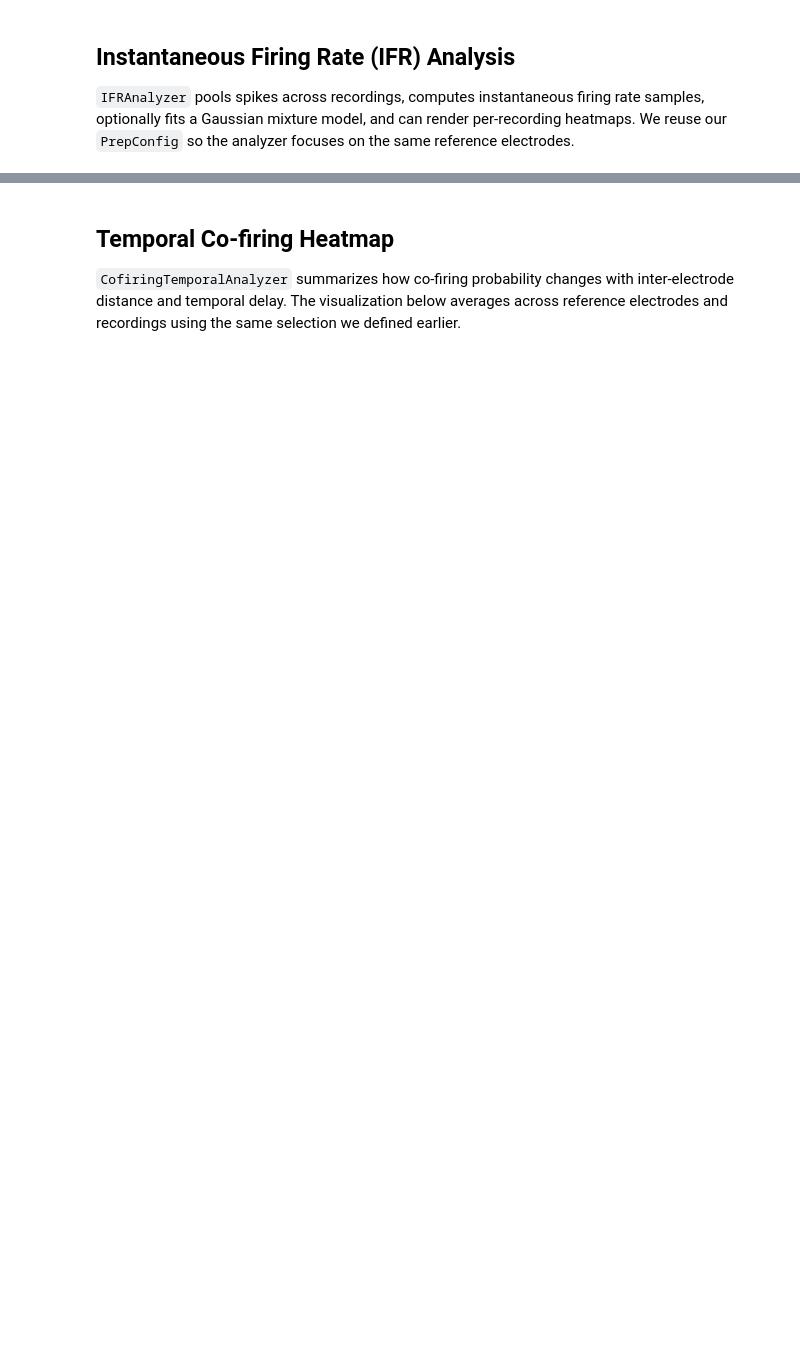
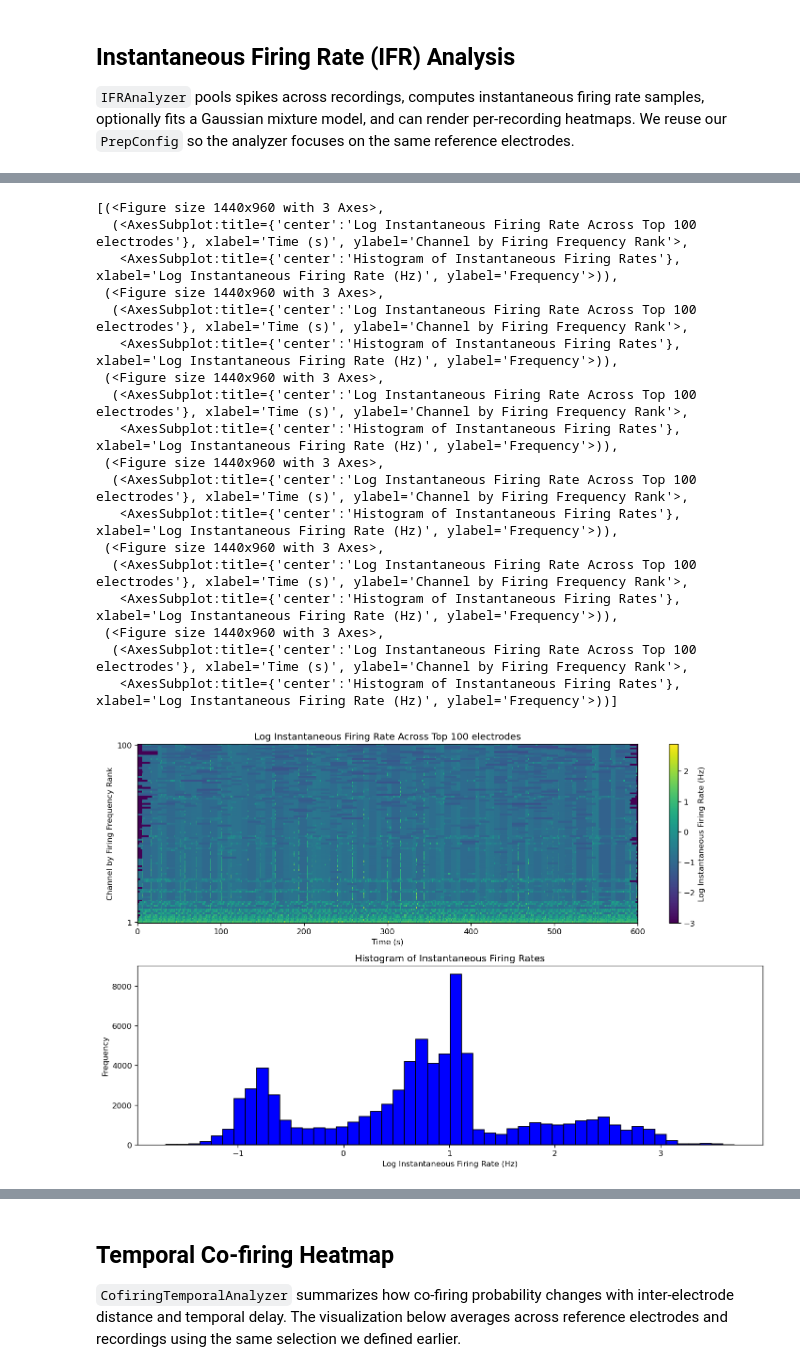
Before and after one commit to dlrebbin98/ephax, a Jupyter notebook: ephax_quickstart.ipynb, the cells around one changed output, grey strips where cells are left out. Saved outputs shown, nothing was run; the diff lists cells and outputs as text; code cells hidden in the pictures; blank space fills up the shorter version.

```diff
--- a/ephax_quickstart.ipynb
+++ b/ephax_quickstart.ipynb
@@ -135,5 +111,23 @@ fig
 # %%
 
-ts_figs = ifr_analyzer.plot_timeseries()
-for fig, axes in ts_figs:
-    display(fig)
+ifr_analyzer.plot_timeseries()
+# %% [output]
+[(<Figure size 1440x960 with 3 Axes>,
+  (<AxesSubplot:title={'center':'Log Instantaneous Firing Rate Across Top 100 electrodes'}, xlabel='Time (s)', ylabel='Channel by Firing Frequency Rank'>,
+   <AxesSubplot:title={'center':'Histogram of Instantaneous Firing Rates'}, xlabel='Log Instantaneous Firing Rate (Hz)', ylabel='Frequency'>)),
+ (<Figure size 1440x960 with 3 Axes>,
+  (<AxesSubplot:title={'center':'Log Instantaneous Firing Rate Across Top 100 electrodes'}, xlabel='Time (s)', ylabel='Channel by Firing Frequency Rank'>,
+   <AxesSubplot:title={'center':'Histogram of Instantaneous Firing Rates'}, xlabel='Log Instantaneous Firing Rate (Hz)', ylabel='Frequency'>)),
+ (<Figure size 1440x960 with 3 Axes>,
+  (<AxesSubplot:title={'center':'Log Instantaneous Firing Rate Across Top 100 electrodes'}, xlabel='Time (s)', ylabel='Channel by Firing Frequency Rank'>,
+   <AxesSubplot:title={'center':'Histogram of Instantaneous Firing Rates'}, xlabel='Log Instantaneous Firing Rate (Hz)', ylabel='Frequency'>)),
+ (<Figure size 1440x960 with 3 Axes>,
+  (<AxesSubplot:title={'center':'Log Instantaneous Firing Rate Across Top 100 electrodes'}, xlabel='Time (s)', ylabel='Channel by Firing Frequency Rank'>,
+   <AxesSubplot:title={'center':'Histogram of Instantaneous Firing Rates'}, xlabel='Log Instantaneous Firing Rate (Hz)', ylabel='Frequency'>)),
+ (<Figure size 1440x960 with 3 Axes>,
+  (<AxesSubplot:title={'center':'Log Instantaneous Firing Rate Across Top 100 electrodes'}, xlabel='Time (s)', ylabel='Channel by Firing Frequency Rank'>,
+   <AxesSubplot:title={'center':'Histogram of Instantaneous Firing Rates'}, xlabel='Log Instantaneous Firing Rate (Hz)', ylabel='Frequency'>)),
+ (<Figure size 1440x960 with 3 Axes>,
+  (<AxesSubplot:title={'center':'Log Instantaneous Firing Rate Across Top 100 electrodes'}, xlabel='Time (s)', ylabel='Channel by Firing Frequency Rank'>,
+   <AxesSubplot:title={'center':'Histogram of Instantaneous Firing Rates'}, xlabel='Log Instantaneous Firing Rate (Hz)', ylabel='Frequency'>))]
+[figure, added]
```
Also changed, not shown: parts of 25 cells of this notebook, 2 other files.
